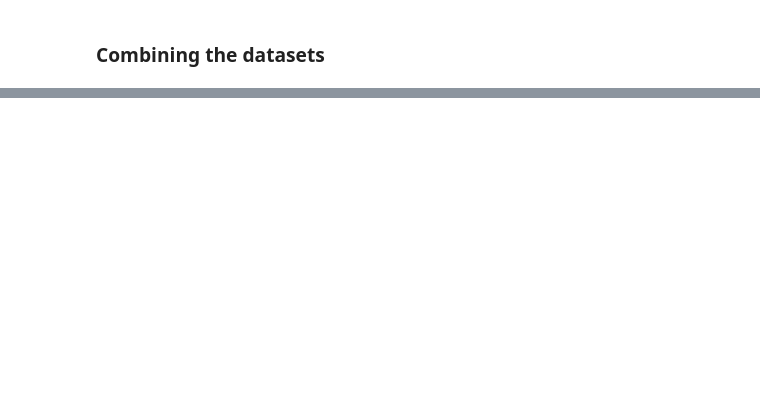
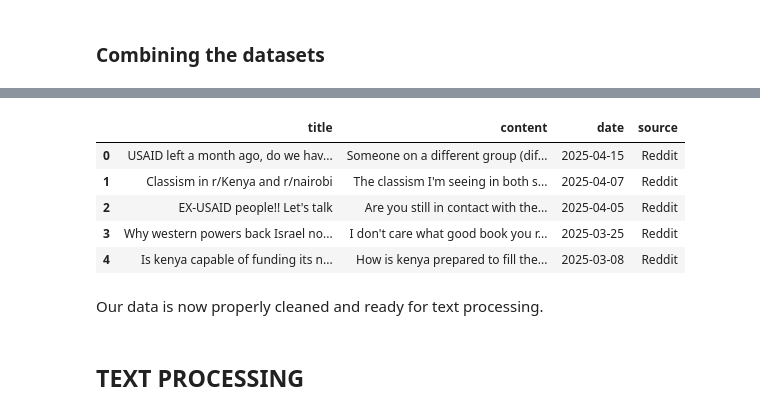
Before and after one commit to L-N-E0/USAID-Kenya-Sentiment-Analysis, a Jupyter notebook: notebooks/Joseline.ipynb, the cells around one changed output, grey strips where cells are left out. Saved outputs shown, nothing was run; the diff lists cells and outputs as text; code cells hidden in the pictures; blank space fills up the shorter version.

```diff
--- a/notebooks/Joseline.ipynb
+++ b/notebooks/Joseline.ipynb
@@ -285,0 +372,24 @@ dtype: int64
+# %%
+# I have realized the text column in df2 was left out and needs to be combined with the description column
+
+df2_cleaned['content'] = (
+    df2_cleaned['description'].fillna('') + ' ' + df2_cleaned['text'].fillna('')
+)
+df2_subset = df2_cleaned[['title', 'content', 'published_date']].copy()
+df2_subset.rename(columns={'published_date': 'date'}, inplace=True)
+df2_subset['source'] = 'News'
+
+# Then combine
+combined_data = pd.concat([df1_subset, df2_subset], ignore_index=True)
+combined_data.head()
+# %% [output]
+|  | title | content | date | source |
+| 0 | USAID left a month ago, do we hav... | Someone on a different group (dif... | 2025-04-15 | Reddit |
+| 1 | Classism in r/Kenya and r/nairobi | The classism I'm seeing in both s... | 2025-04-07 | Reddit |
+| 2 | EX-USAID people!! Let's talk | Are you still in contact with the... | 2025-04-05 | Reddit |
+| 3 | Why western powers back Israel no... | I don't care what good book you r... | 2025-03-25 | Reddit |
+| 4 | Is kenya capable of funding its n... | How is kenya prepared to fill the... | 2025-03-08 | Reddit |
+# %% [markdown]
+Our data is now properly cleaned and ready for text processing.
+# %% [markdown]
+## **TEXT PROCESSING**
```
Also changed, not shown: parts of 14 cells of this notebook.
